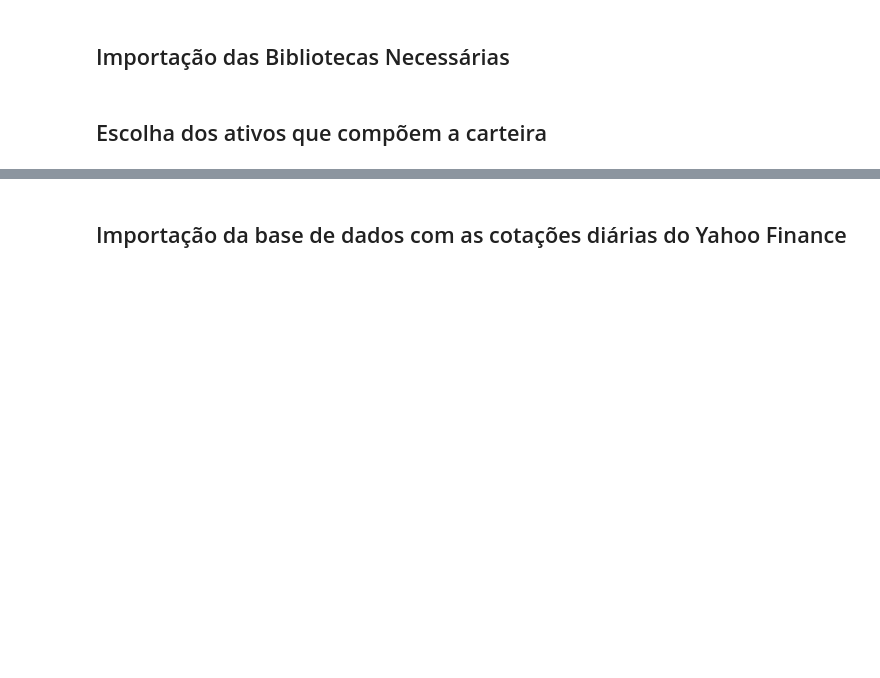
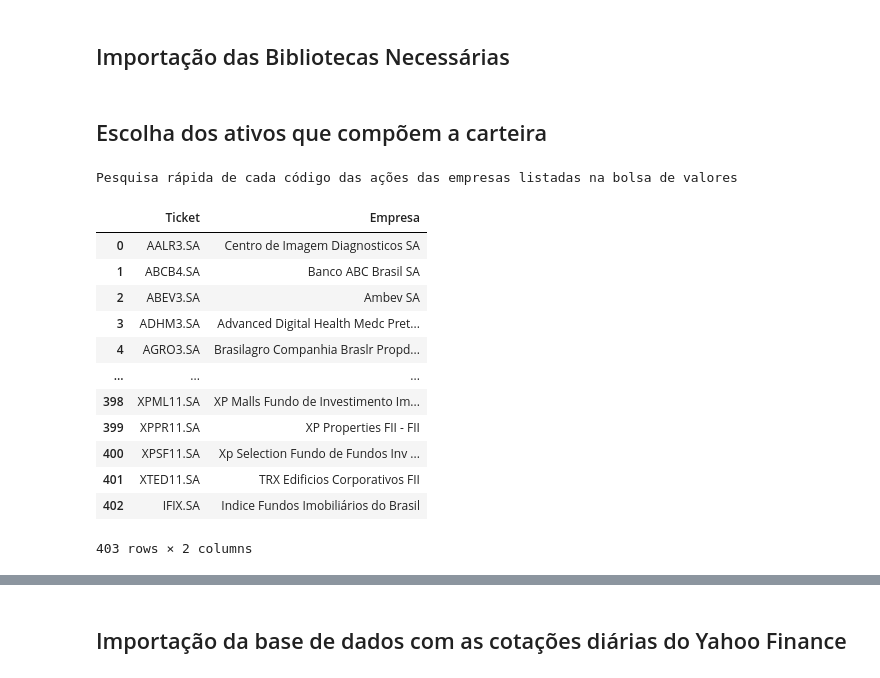
Before and after one commit to gabrieldepaiva/ProjetosParalelos, a Jupyter notebook: Analise_Carteira_de_Acoes_Pessoal.ipynb, the cells around one changed output, grey strips where cells are left out. Saved outputs shown, nothing was run; the diff lists cells and outputs as text; code cells hidden in the pictures; blank space fills up the shorter version.

```diff
--- a/Analise_Carteira_de_Acoes_Pessoal.ipynb
+++ b/Analise_Carteira_de_Acoes_Pessoal.ipynb
@@ -10,3 +12,23 @@ import matplotlib.pyplot as plt
 # %% [markdown]
 ## Escolha dos ativos que compõem a carteira
+# %%
+#@title
+print('Pesquisa rápida de cada código das ações das empresas listadas na bolsa de valores')
+DataBase = pd.read_csv('/content/sample_data/PlanilhaAuxiliardoColab-1 - Página1.csv')
+DataTable(DataBase,include_index=False,num_rows_per_page=5)
+# %% [output]
+Pesquisa rápida de cada código das ações das empresas listadas na bolsa de valores
+|  | Ticket | Empresa |
+| 0 | AALR3.SA | Centro de Imagem Diagnosticos SA |
+| 1 | ABCB4.SA | Banco ABC Brasil SA |
+| 2 | ABEV3.SA | Ambev SA |
+| 3 | ADHM3.SA | Advanced Digital Health Medc Pret... |
+| 4 | AGRO3.SA | Brasilagro Companhia Braslr Propd... |
+| ... | ... | ... |
+| 398 | XPML11.SA | XP Malls Fundo de Investimento Im... |
+| 399 | XPPR11.SA | XP Properties FII - FII |
+| 400 | XPSF11.SA | Xp Selection Fundo de Fundos Inv ... |
+| 401 | XTED11.SA | TRX Edificios Corporativos FII |
+| 402 | IFIX.SA | Indice Fundos Imobiliários do Brasil |
+403 rows × 2 columns
 # %%
```
Also changed, not shown: parts of 27 cells of this notebook.
